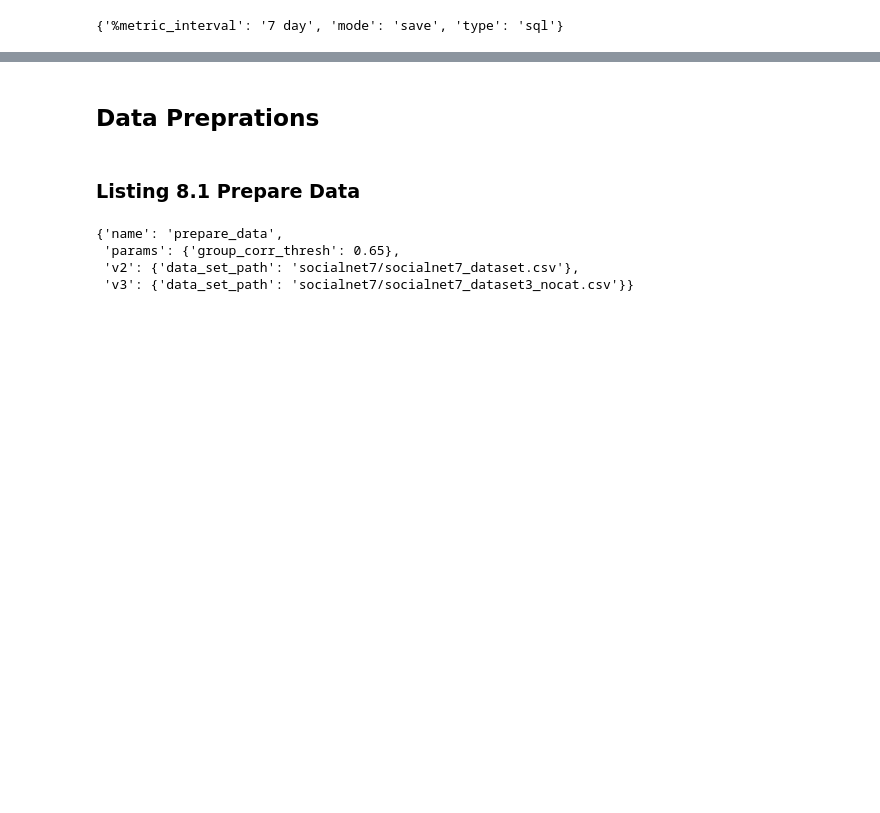
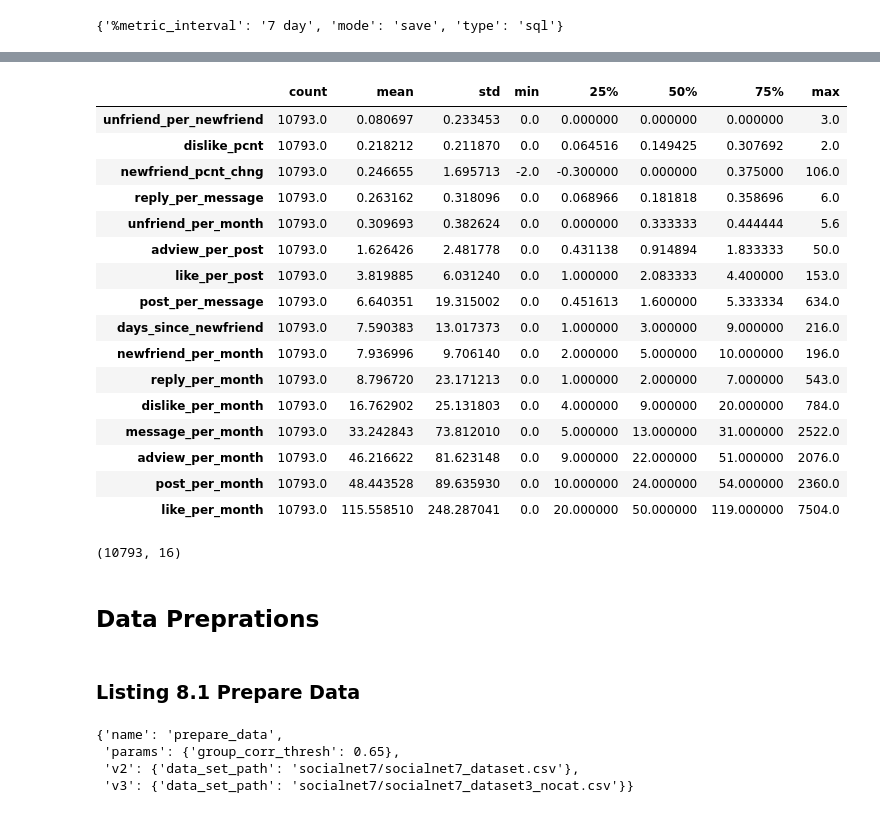
Before and after one commit to davilayang/fight-churn, a Jupyter notebook: notebooks/08-prediction.ipynb, the cells around one changed output, grey strips where cells are left out. Cells and saved outputs as stored; diff of their text form; code cells hidden in the pictures; blank space fills up the shorter version.

```diff
--- a/notebooks/08-prediction.ipynb
+++ b/notebooks/08-prediction.ipynb
@@ -210,3 +210,5 @@ INNER JOIN subscription AS s
   ORDER BY
         s.account_id
 """
+res = pd.read_sql_query(query, conn)
+res.head()
@@ -213,3 +222,32 @@ INNER JOIN subscription AS s
+# %%
+res.drop(columns=["account_id", "observation_date"]).describe()\
+    .transpose().sort_values("mean")
+# expect no row contains 0 mean
+# %% [output]
+|  | count | mean | std | min | 25% | 50% | 75% | max |
+| unfriend_per_newfriend | 10793.0 | 0.080697 | 0.233453 | 0.0 | 0.000000 | 0.000000 | 0.000000 | 3.0 |
+| dislike_pcnt | 10793.0 | 0.218212 | 0.211870 | 0.0 | 0.064516 | 0.149425 | 0.307692 | 2.0 |
+| newfriend_pcnt_chng | 10793.0 | 0.246655 | 1.695713 | -2.0 | -0.300000 | 0.000000 | 0.375000 | 106.0 |
+| reply_per_message | 10793.0 | 0.263162 | 0.318096 | 0.0 | 0.068966 | 0.181818 | 0.358696 | 6.0 |
+| unfriend_per_month | 10793.0 | 0.309693 | 0.382624 | 0.0 | 0.000000 | 0.333333 | 0.444444 | 5.6 |
+| adview_per_post | 10793.0 | 1.626426 | 2.481778 | 0.0 | 0.431138 | 0.914894 | 1.833333 | 50.0 |
+| like_per_post | 10793.0 | 3.819885 | 6.031240 | 0.0 | 1.000000 | 2.083333 | 4.400000 | 153.0 |
+| post_per_message | 10793.0 | 6.640351 | 19.315002 | 0.0 | 0.451613 | 1.600000 | 5.333334 | 634.0 |
+| days_since_newfriend | 10793.0 | 7.590383 | 13.017373 | 0.0 | 1.000000 | 3.000000 | 9.000000 | 216.0 |
+| newfriend_per_month | 10793.0 | 7.936996 | 9.706140 | 0.0 | 2.000000 | 5.000000 | 10.000000 | 196.0 |
+| reply_per_month | 10793.0 | 8.796720 | 23.171213 | 0.0 | 1.000000 | 2.000000 | 7.000000 | 543.0 |
+| dislike_per_month | 10793.0 | 16.762902 | 25.131803 | 0.0 | 4.000000 | 9.000000 | 20.000000 | 784.0 |
+| message_per_month | 10793.0 | 33.242843 | 73.812010 | 0.0 | 5.000000 | 13.000000 | 31.000000 | 2522.0 |
+| adview_per_month | 10793.0 | 46.216622 | 81.623148 | 0.0 | 9.000000 | 22.000000 | 51.000000 | 2076.0 |
+| post_per_month | 10793.0 | 48.443528 | 89.635930 | 0.0 | 10.000000 | 24.000000 | 54.000000 | 2360.0 |
+| like_per_month | 10793.0 | 115.558510 | 248.287041 | 0.0 | 20.000000 | 50.000000 | 119.000000 | 7504.0 |
+# %%
+# data for forecast
+full_ddf = res.copy()
+ddf = res.copy().drop(columns=["account_id", "observation_date"])
+ddf.shape
+# %% [output]
+(10793, 16)
 # %% [markdown]
 ## Data Preprations
 # %% [markdown]
```
Also changed, not shown: parts of 32 cells of this notebook, 1 other file.
